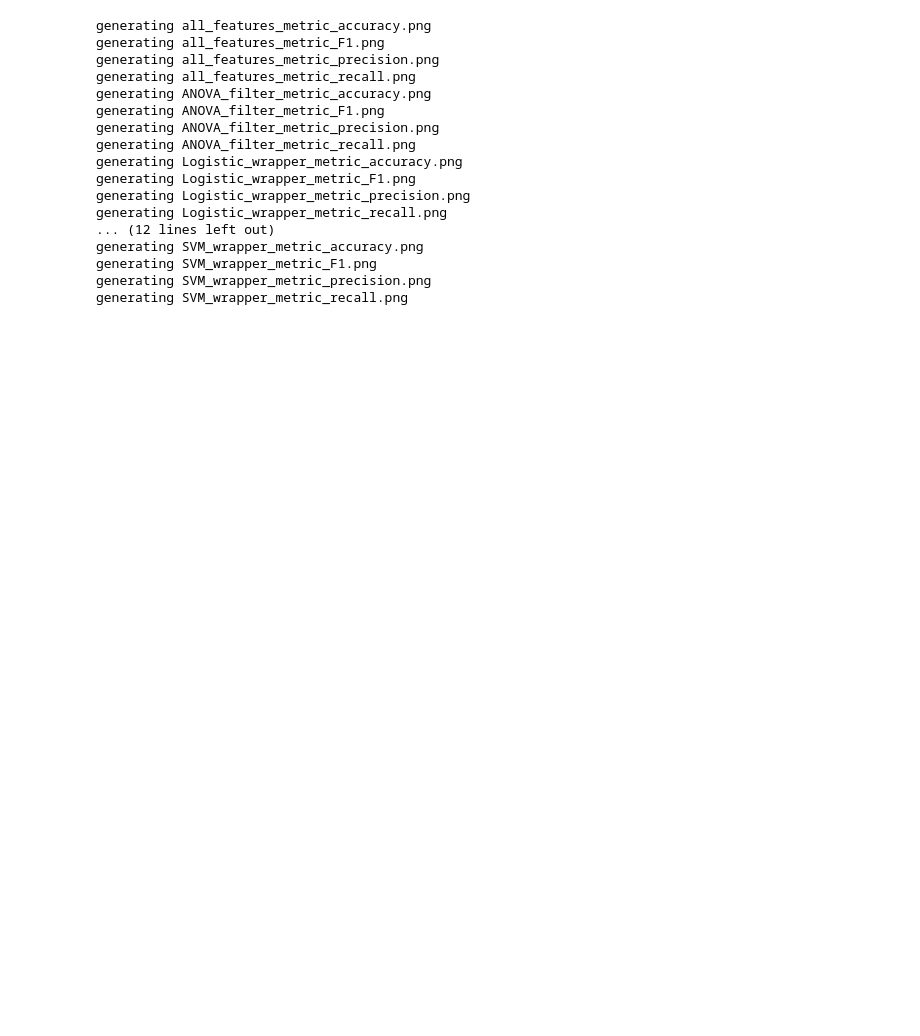
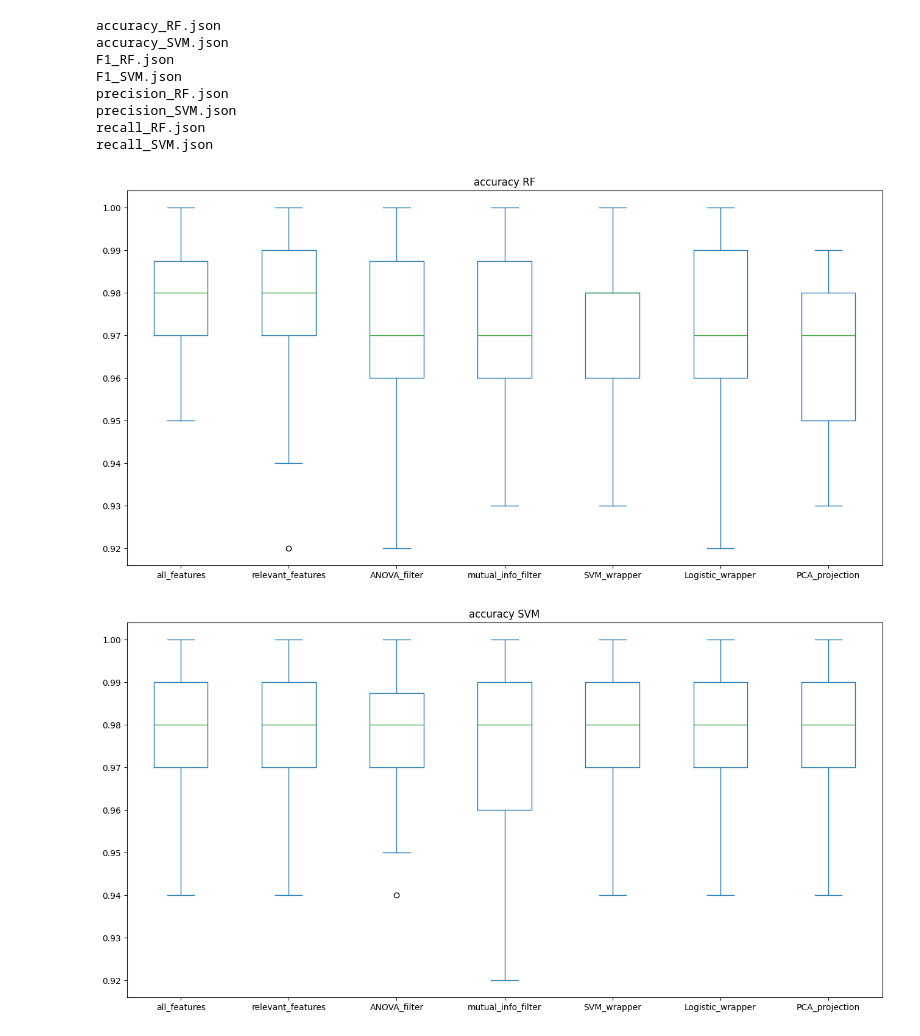
Before and after one commit to PioRow/DVaE, a Jupyter notebook: feature_selection/dev.ipynb, the cells around one changed output. Cells and saved outputs as stored; diff of their text form; code cells hidden in the pictures; blank space fills up the shorter version.

```diff
--- a/feature_selection/dev.ipynb
+++ b/feature_selection/dev.ipynb
@@ -138,5 +113,11 @@ def cross_validate_models(fs_method,rel):
 # %%
-fs_methods=["all_features","relevant_features","ANOVA_filter","mutual_info_filter","SVM_wrapper","Logistic_wrapper","PCA_projection"]
-for method in fs_methods:
-    cross_validate_models(method,np.arange(8))
+funs=[metrics.accuracy_score,metrics.f1_score
+        ,metrics.recall_score,metrics.precision_score]
+metrics_names=["accuracy","F1","recall","precision"]
+for fun,name in zip(funs,metrics_names):
+    a,b=cross_validate_models(fun,name,np.arange(8))
+    with open("model_data/"+name+"_SVM.json","w") as f:
+        json.dump(a,f)
+    with open("model_data/"+name+"_RF.json","w") as f:
+        json.dump(b,f)
 # %% [output]
@@ -156,20 +129,19 @@ for method in fs_methods:
 # %%
-u.generate_frames("models")
+for f in os.listdir("./model_data"):
+    print(f)
+    with open("model_data/"+f) as fp:
+        data=json.load(fp)
+    df=pd.DataFrame(data)
+    df.plot(kind="box",figsize=(16,8),title=f.split(".")[0].replace("_"," "))
+    plt.savefig("models/"+f.split(".")[0]+".png")
 # %% [output]
-generating all_features_metric_accuracy.png
-generating all_features_metric_F1.png
-generating all_features_metric_precision.png
-generating all_features_metric_recall.png
-generating ANOVA_filter_metric_accuracy.png
-generating ANOVA_filter_metric_F1.png
-generating ANOVA_filter_metric_precision.png
-generating ANOVA_filter_metric_recall.png
-generating Logistic_wrapper_metric_accuracy.png
-generating Logistic_wrapper_metric_F1.png
-generating Logistic_wrapper_metric_precision.png
-generating Logistic_wrapper_metric_recall.png
-... (12 lines left out)
-generating SVM_wrapper_metric_accuracy.png
-generating SVM_wrapper_metric_F1.png
-generating SVM_wrapper_metric_precision.png
-generating SVM_wrapper_metric_recall.png
+accuracy_RF.json
+accuracy_SVM.json
+F1_RF.json
+F1_SVM.json
+precision_RF.json
+precision_SVM.json
+recall_RF.json
+recall_SVM.json
+[figure, added]
+[figure, added]
```
Also changed, not shown: parts of 9 cells of this notebook, 11 other files.
